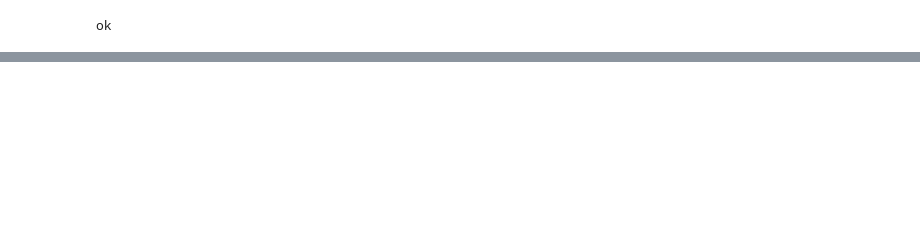
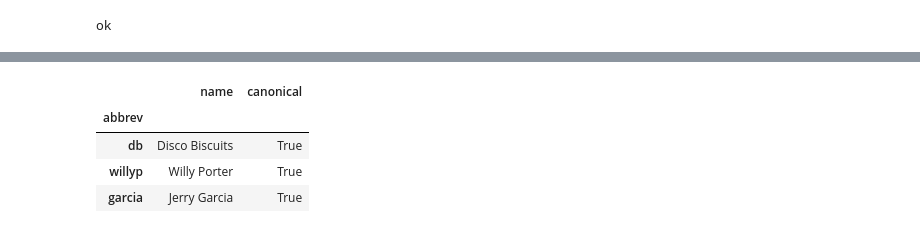
Before and after one commit to raddick/musical-folksonomy, a Jupyter notebook: folksonomy.ipynb, the cells around one changed output, grey strips where cells are left out. Drawn from its saved outputs; the diff is of its cells as text; code cells hidden in the pictures; blank space fills up the shorter version.

```diff
--- a/folksonomy.ipynb
+++ b/folksonomy.ipynb
@@ -1,17 +1,13 @@
 # %%
+import os
 import numpy as np
 import pandas
-import string
+import re
 import urllib
 from bs4 import BeautifulSoup as bs
-import datetime
-import dateutil
-from pprint import pprint
-import os
-import re
-from datetime import datetime
+from datetime import datetime as dt
 
-pandas.set_option('max_colwidth',-1)
+debug = 2
 print('ok')
 # %% [output]
 ok
@@ -1526,0 +291,54 @@ music_df[['filename', 'id']][
+# %%
+# ROTATE ABBREVIATIONS INTO GUIDE FILE
+guide_df = pandas.DataFrame(data=abbrev_df['abbrev'][abbrev_df['abbrev'] != ''], columns=['abbrev'])
+
+guide_df = guide_df.merge(abbrev_df, how='left', on='abbrev')
+guide_df = guide_df[['abbrev', 'name']]
+guide_df = guide_df.set_index('abbrev')
+guide_df['canonical'] = True
+
+variant_abbrev_list = []
+for thisrow in abbrev_df['otherabbrev'][abbrev_df['otherabbrev'] != ''].drop_duplicates().tolist():
+    for thisabbrev in thisrow.split(','):
+        thisabbrev = thisabbrev.strip()
+        thisband = abbrev_df['name'][abbrev_df['otherabbrev'].apply(lambda x: thisabbrev in x)].values[0]
+        if thisabbrev not in guide_df.index.values:
+            guide_df.loc[thisabbrev] = [thisband, False]
+
+guide_df = guide_df.sort_values('canonical').sort_index()
+
+# change index value of kdub
+indexaslist = guide_df.index.tolist()
+kdubvalue = indexaslist.index('kdub (for k-double-u)')
+indexaslist[kdubvalue] = 'kdub'
+guide_df.index = indexaslist
+
+# Clean up some weird-ass values
+guide_df.loc['beanland', 'name'] = 'Beanland'
+guide_df.loc['buho', 'canonical'] = True
+guide_df.loc['logic', 'canonical'] = True
+guide_df.loc['gtb', 'canonical'] = True
+guide_df.loc['ig', 'canonical'] = True
+guide_df.loc['jgb', 'name'] = 'Jerry Garcia Band'
+guide_df.loc['jgb', 'canonical'] = True
+guide_df.loc['jt', 'canonical'] = True
+guide_df.loc['ls', 'canonical'] = True
+guide_df.loc['los', 'canonical'] = True
+guide_df.loc['marlow', 'canonical'] = True
+guide_df.loc['moe', 'name'] = 'Moe'
+guide_df.loc['pmb', 'canonical'] = True
+guide_df.loc['amendola', 'canonical'] = True
+guide_df.loc['hip', 'canonical'] = True
+guide_df.loc['wilco', 'canonical'] = True
+guide_df.loc['spod', 'name'] = 'Serial Pod'
+
+guide_df.index.name = 'abbrev'
+
+guide_df_bk = guide_df
+guide_df.sample(3)
+# %% [output]
+|  | name | canonical |
+| abbrev |  |  |
+| db | Disco Biscuits | True |
+| willyp | Willy Porter | True |
+| garcia | Jerry Garcia | True |
```
Also changed, not shown: parts of 26 cells of this notebook, 2 other files.
